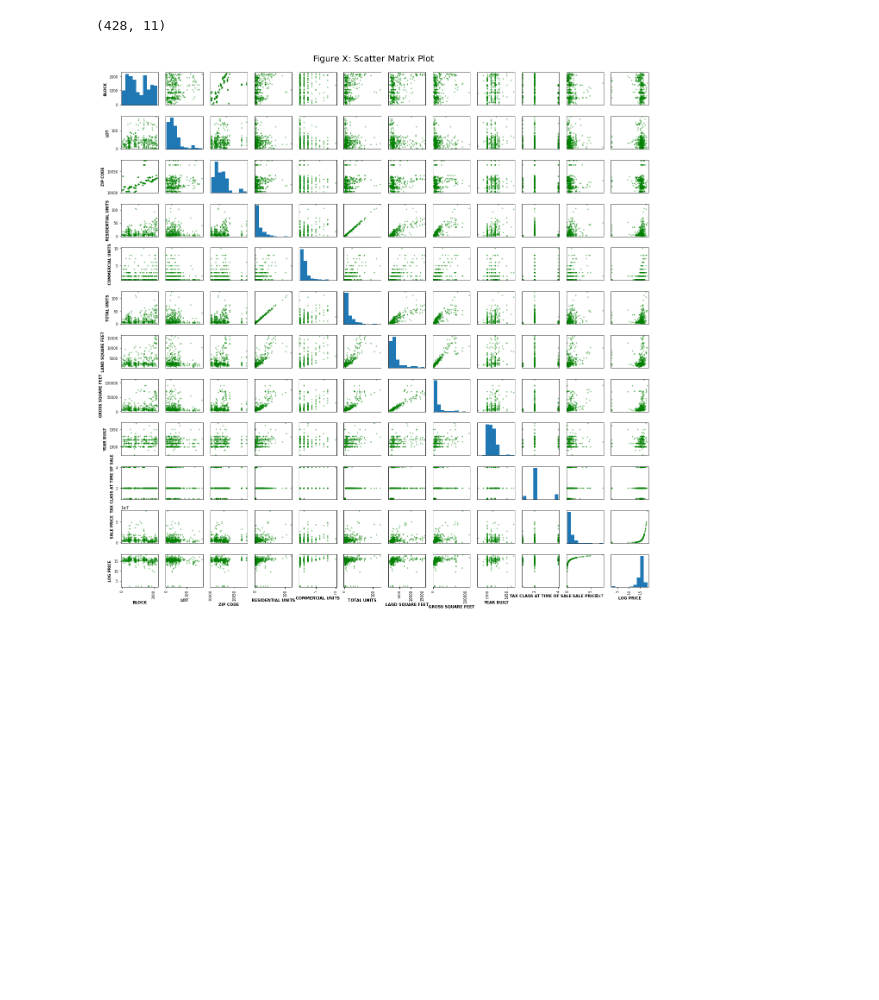
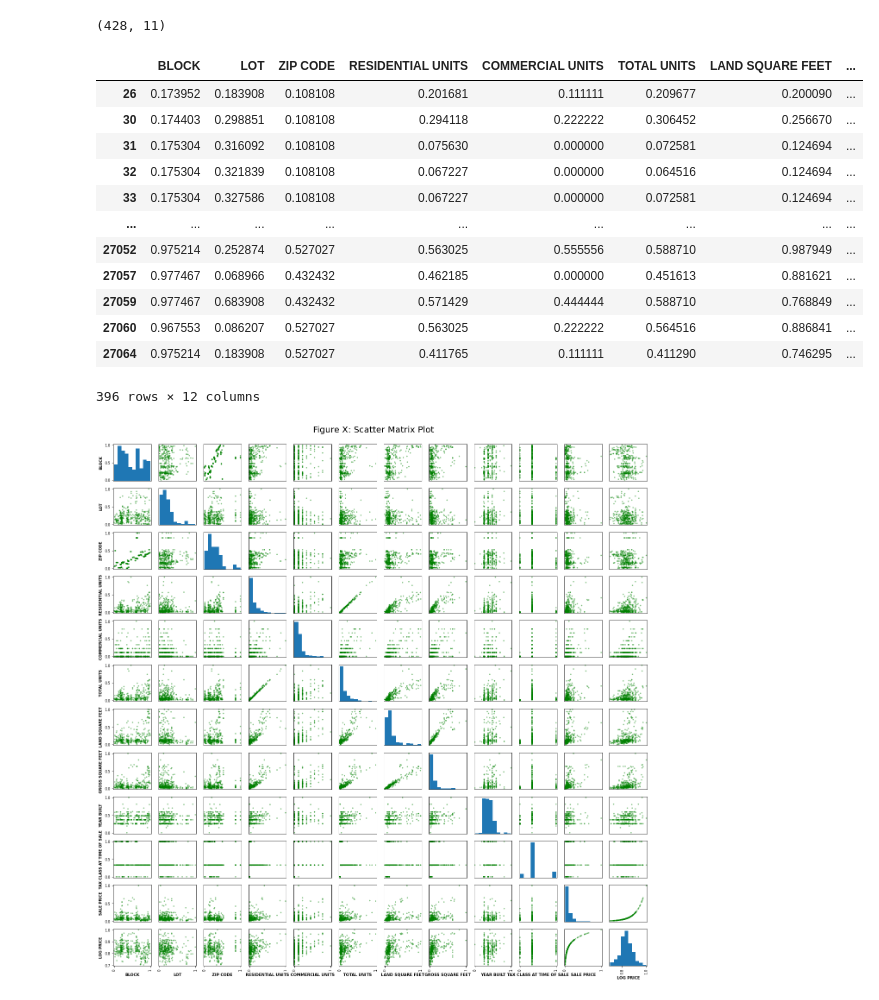
Before and after one commit to drt15Lei/BDAPA-project, a Jupyter notebook: Merged_code.ipynb, the cells around one changed output. Cells and saved outputs as stored; diff of their text form; code cells hidden in the pictures; blank space fills up the shorter version.

```diff
--- a/Merged_code.ipynb
+++ b/Merged_code.ipynb
@@ -185,19 +185,35 @@ df.shape
 # %%
 ##Consider the log of the prices and normalise the data.
 df["LOG PRICE"] = np.log(df["SALE PRICE"])
 
 #maybe log all of the values as well? might make correlation better
 # for columns in df:
 #     df[columns] = np.log(df[columns])
 
 
 #Normalising the data using code from tutorial workshop
 def normalise(df):
     num_cols = df.select_dtypes(include=[np.number]).copy()
     df_norm = ((num_cols - num_cols.min()) / (num_cols.max() - num_cols.min()))
     return df_norm
 
-##df = normalise(df)
+df = normalise(df)
+df = df[df["LOG PRICE"] >= 0.7]
+df
+# %% [output]
+|  | BLOCK | LOT | ZIP CODE | RESIDENTIAL UNITS | COMMERCIAL UNITS | TOTAL UNITS | LAND SQUARE FEET | ... |
+| 26 | 0.173952 | 0.183908 | 0.108108 | 0.201681 | 0.111111 | 0.209677 | 0.200090 | ... |
+| 30 | 0.174403 | 0.298851 | 0.108108 | 0.294118 | 0.222222 | 0.306452 | 0.256670 | ... |
+| 31 | 0.175304 | 0.316092 | 0.108108 | 0.075630 | 0.000000 | 0.072581 | 0.124694 | ... |
+| 32 | 0.175304 | 0.321839 | 0.108108 | 0.067227 | 0.000000 | 0.064516 | 0.124694 | ... |
+| 33 | 0.175304 | 0.327586 | 0.108108 | 0.067227 | 0.000000 | 0.072581 | 0.124694 | ... |
+| ... | ... | ... | ... | ... | ... | ... | ... | ... |
+| 27052 | 0.975214 | 0.252874 | 0.527027 | 0.563025 | 0.555556 | 0.588710 | 0.987949 | ... |
+| 27057 | 0.977467 | 0.068966 | 0.432432 | 0.462185 | 0.000000 | 0.451613 | 0.881621 | ... |
+| 27059 | 0.977467 | 0.683908 | 0.432432 | 0.571429 | 0.444444 | 0.588710 | 0.768849 | ... |
+| 27060 | 0.967553 | 0.086207 | 0.527027 | 0.563025 | 0.222222 | 0.564516 | 0.886841 | ... |
+| 27064 | 0.975214 | 0.183908 | 0.527027 | 0.411765 | 0.111111 | 0.411290 | 0.746295 | ... |
+396 rows × 12 columns
 # %%
 ##Data exploration
 scatt_matrix=pd.plotting.scatter_matrix(df, figsize=(18,18), diagonal='hist',color='green')
@@ -215,7 +231,7 @@ for ax in scatt_matrix.flatten():
     ax.yaxis.label.set_fontweight('bold')
 plt.show()
 # %% [output]
-[figure, old version]
+[figure, new version]
 # %%
 # create correlation matrix
 corr_matrix = df.corr()
```
Also changed, not shown: parts of 5 cells of this notebook.
